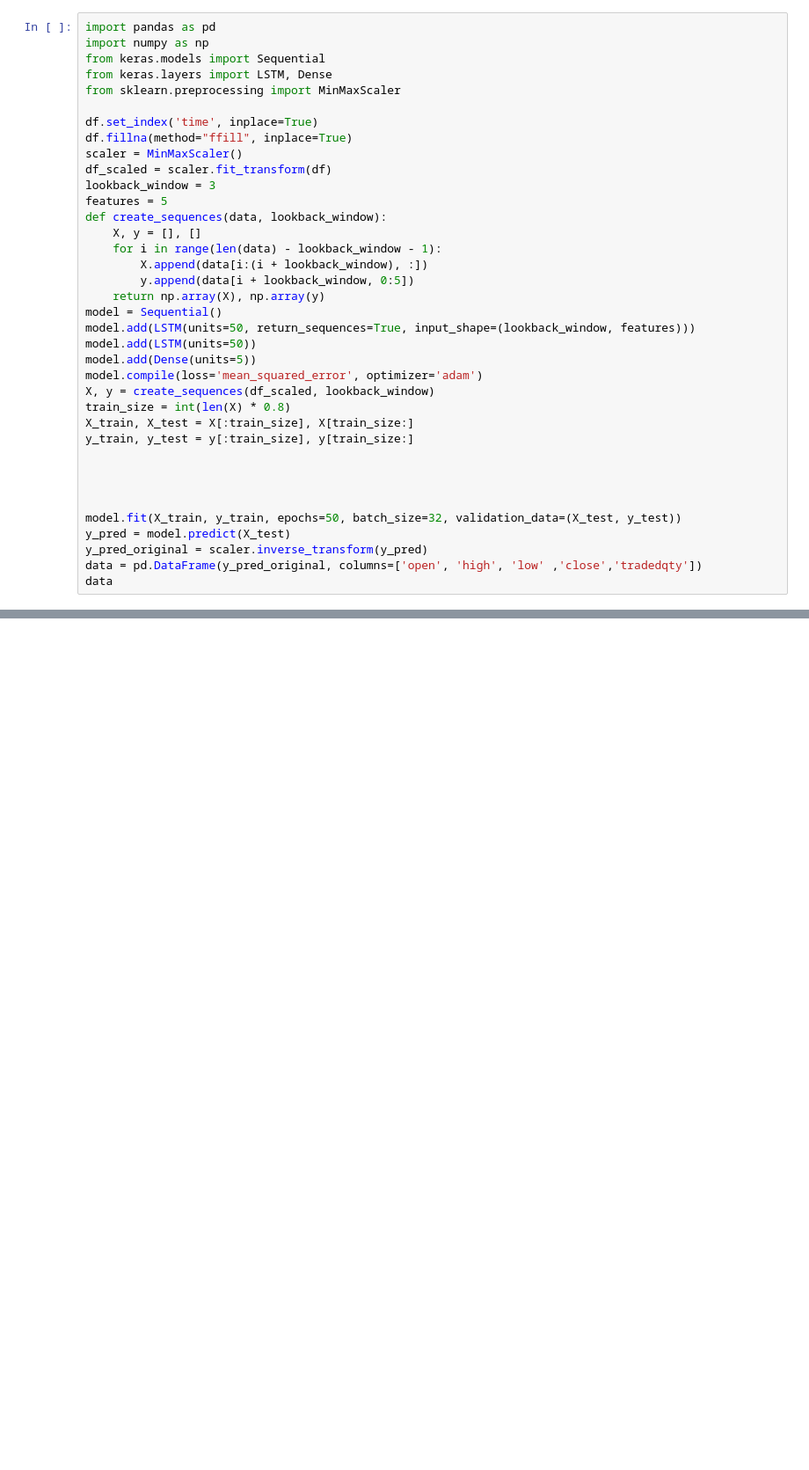
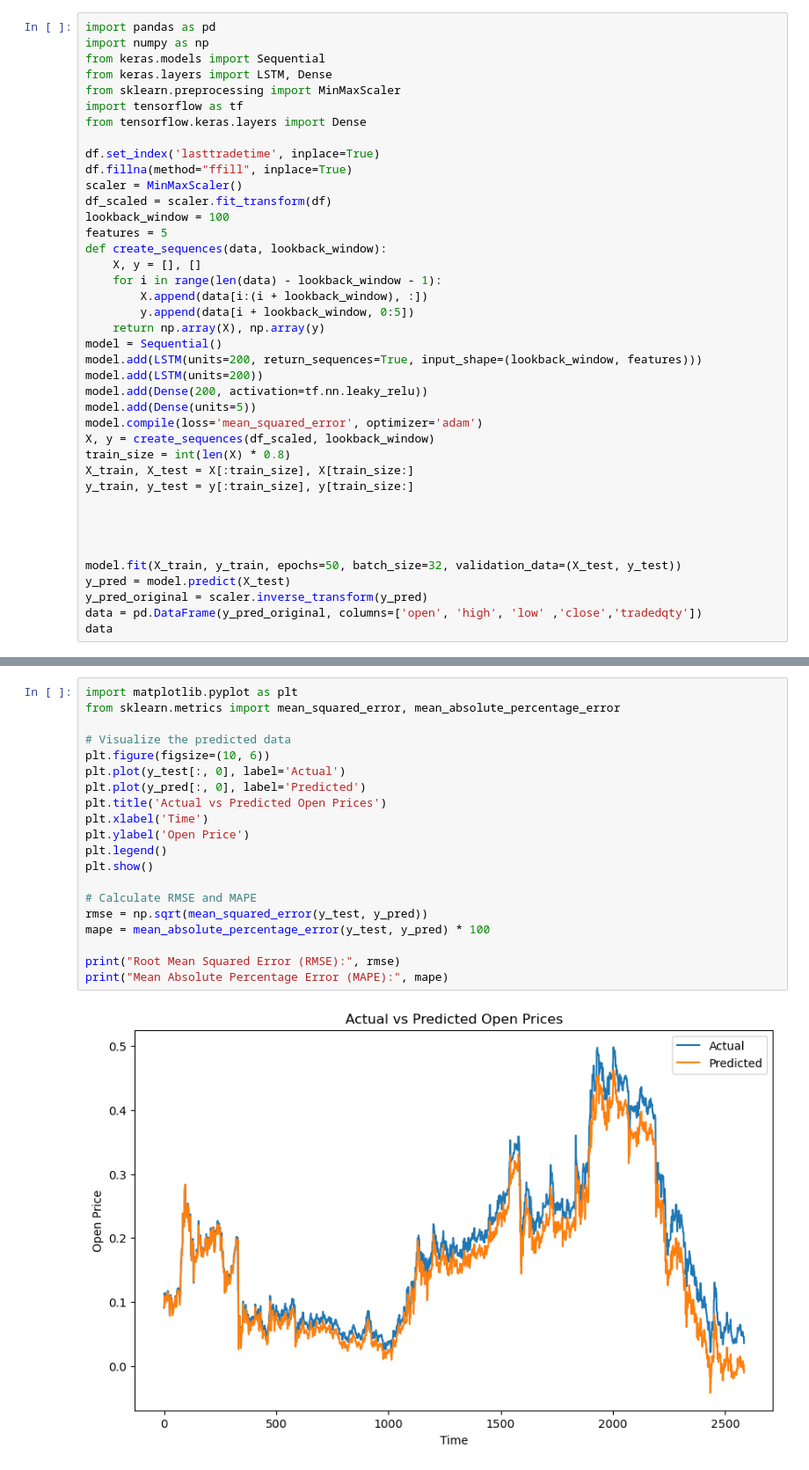
Before and after one commit to santhosh-kumar-17/Machine-Learning, a Jupyter notebook: Google colab/stock all/Lstmstock.ipynb, the cells around one changed output, grey strips where cells are left out. Shown: that part at 88% size. Drawn from its saved outputs; the diff is of its cells as text; blank space fills up the shorter version.

```diff
--- a/Google colab/stock all/Lstmstock.ipynb
+++ b/Google colab/stock all/Lstmstock.ipynb
@@ -114,12 +114,14 @@ import numpy as np
 from keras.models import Sequential
 from keras.layers import LSTM, Dense
 from sklearn.preprocessing import MinMaxScaler
+import tensorflow as tf
+from tensorflow.keras.layers import Dense
 
-df.set_index('time', inplace=True)
+df.set_index('lasttradetime', inplace=True)
 df.fillna(method="ffill", inplace=True)
 scaler = MinMaxScaler()
 df_scaled = scaler.fit_transform(df)
-lookback_window = 3
+lookback_window = 100
 features = 5
 def create_sequences(data, lookback_window):
     X, y = [], []
@@ -128,8 +130,9 @@ def create_sequences(data, lookback_window):
         y.append(data[i + lookback_window, 0:5])
     return np.array(X), np.array(y)
 model = Sequential()
-model.add(LSTM(units=50, return_sequences=True, input_shape=(lookback_window, features)))
-model.add(LSTM(units=50))
+model.add(LSTM(units=200, return_sequences=True, input_shape=(lookback_window, features)))
+model.add(LSTM(units=200))
+model.add(Dense(200, activation=tf.nn.leaky_relu))
 model.add(Dense(units=5))
 model.compile(loss='mean_squared_error', optimizer='adam')
 X, y = create_sequences(df_scaled, lookback_window)
@@ -179,0 +177,22 @@ Epoch 50/50
+# %%
+import matplotlib.pyplot as plt
+from sklearn.metrics import mean_squared_error, mean_absolute_percentage_error
+
+# Visualize the predicted data
+plt.figure(figsize=(10, 6))
+plt.plot(y_test[:, 0], label='Actual')
+plt.plot(y_pred[:, 0], label='Predicted')
+plt.title('Actual vs Predicted Open Prices')
+plt.xlabel('Time')
+plt.ylabel('Open Price')
+plt.legend()
+plt.show()
+
+# Calculate RMSE and MAPE
+rmse = np.sqrt(mean_squared_error(y_test, y_pred))
+mape = mean_absolute_percentage_error(y_test, y_pred) * 100
+
+print("Root Mean Squared Error (RMSE):", rmse)
+print("Mean Absolute Percentage Error (MAPE):", mape)
+# %% [output]
+[figure, added]
```
Also changed, not shown: parts of 14 cells of this notebook, 30 other files.
